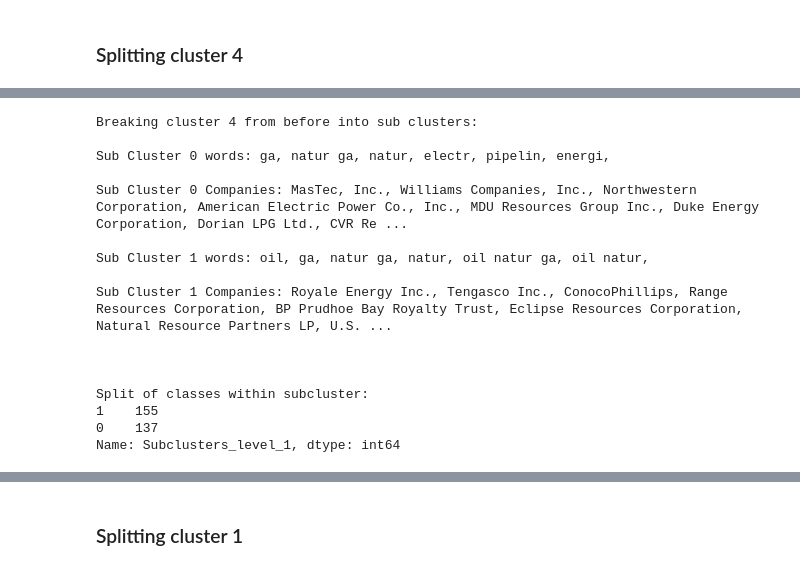
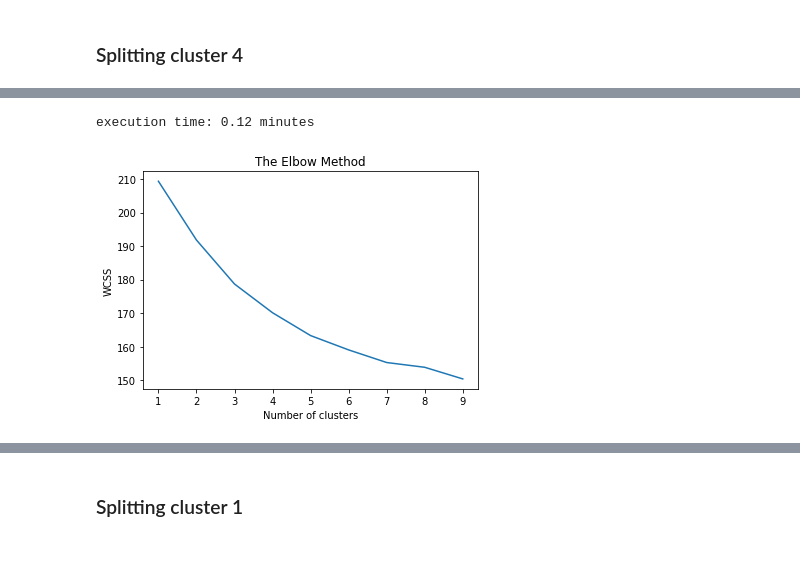
Before and after one commit to DistrictDataLabs/company-clustering, a Jupyter notebook: Company Clustering.ipynb, the cells around one changed output, grey strips where cells are left out. Cells and saved outputs as stored; diff of their text form; code cells hidden in the pictures.

Commit message:
Add files via upload
Cleaned up code by creating functions

```diff
--- a/Company Clustering.ipynb
+++ b/Company Clustering.ipynb
@@ -388,57 +339,5 @@ execution time: 0.16 minutes
-# %%
-# trying to find subclusters for any cluster
-Subcluster4_df=merged_df[merged_df['Clusters']==4]
-# to get only the indices for this cluster
-len(Subcluster4_df.index.values)
-cluster4_tfidif=tfidf_matrix[Subcluster4_df.index.values]
-n_subclusters=2
-km1 = KMeans(n_clusters=n_subclusters, random_state = 42)
-km1.fit(cluster4_tfidif)
-clusters1 = km1.labels_.tolist()
-#len(clusters1)
-# add new column which includes the numbers of the new clusters
-Subcluster4_df = Subcluster4_df.assign(Subclusters_level_1 = clusters1)
-# printing the terms and companies for the sub-cluster
-from __future__ import print_function
-print("Breaking cluster 4 from before into sub clusters:")
-print()
-#sort cluster centers by proximity to centroid
-order_centroids = km1.cluster_centers_.argsort()[:, ::-1]
-for i in range(n_subclusters):
-    print("Sub Cluster %d words:" % int(i), end='')
-
-    for ind in range(0,6): # top 6 words per cluster
-        print(' %s' % terms[order_centroids[i,ind]], end=',')
-    print() #add whitespace
-    print() #add whitespace
-
-    print("Sub Cluster %d Companies:" % int(i), end='')
-    #print()
-    for title in Subcluster4_df[Subcluster4_df['Subclusters_level_1']==i]["Company"].sample(10).values.tolist():
-        print(' %s,' % title, end='')
-        #uncomment below to see the Sector and Industry of each Company
-        #print("Sector:",merged_df.Sector[merged_df.Company==title].values[0],"Industry:",merged_df.Industry[merged_df.Company==title].values[0])
-    print() #add whitespace
-    print() #add whitespace
-
-print()
-print()
-print("Split of classes within subcluster:")
-print(Subcluster4_df.Subclusters_level_1.value_counts())
-# %% [output]
-Breaking cluster 4 from before into sub clusters:
-
-Sub Cluster 0 words: ga, natur ga, natur, electr, pipelin, energi,
-
-Sub Cluster 0 Companies: MasTec, Inc., Williams Companies, Inc., Northwestern Corporation, American Electric Power Co., Inc., MDU Resources Group Inc., Duke Energy Corporation, Dorian LPG Ltd., CVR Re ...
-
-Sub Cluster 1 words: oil, ga, natur ga, natur, oil natur ga, oil natur,
-
-Sub Cluster 1 Companies: Royale Energy Inc., Tengasco Inc., ConocoPhillips, Range Resources Corporation, BP Prudhoe Bay Royalty Trust, Eclipse Resources Corporation, Natural Resource Partners LP, U.S. ...
-
-
-
-Split of classes within subcluster:
-1    155
-0    137
-Name: Subclusters_level_1, dtype: int64
+# %%
+find_number_clusters(tfidf=cluster4_tfidif)
+# %% [output]
+execution time: 0.12 minutes
+[figure, added]
```
Also changed, not shown: parts of 42 cells of this notebook.
